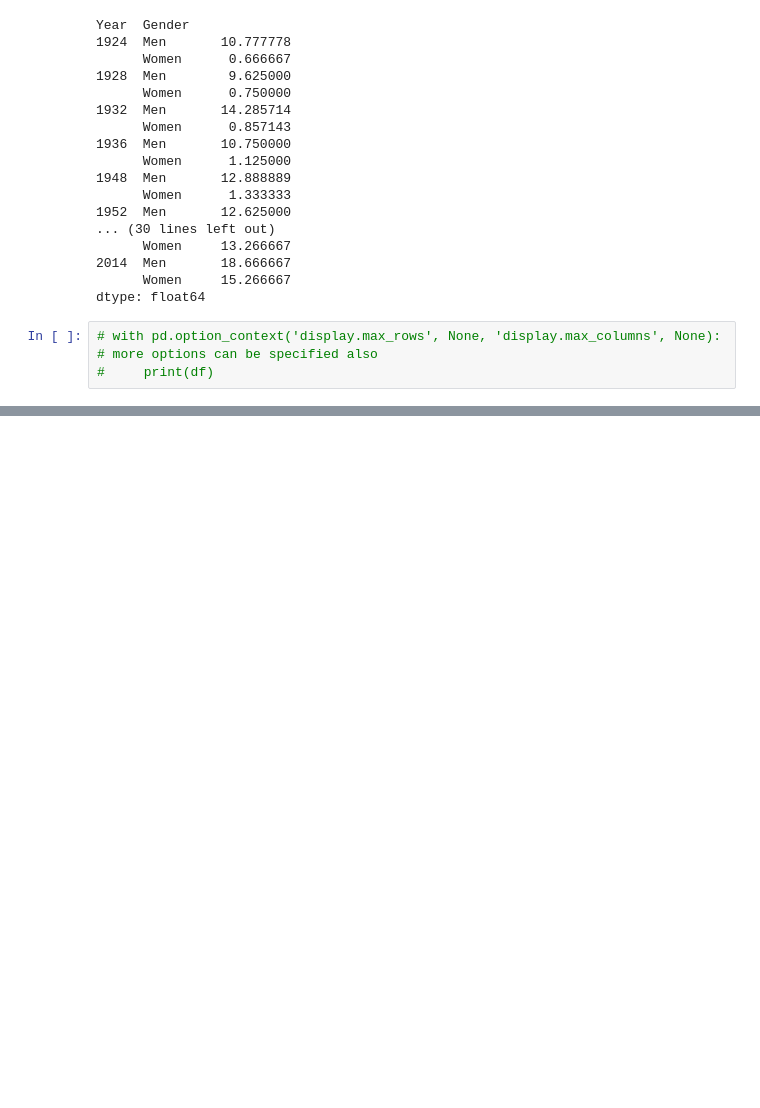
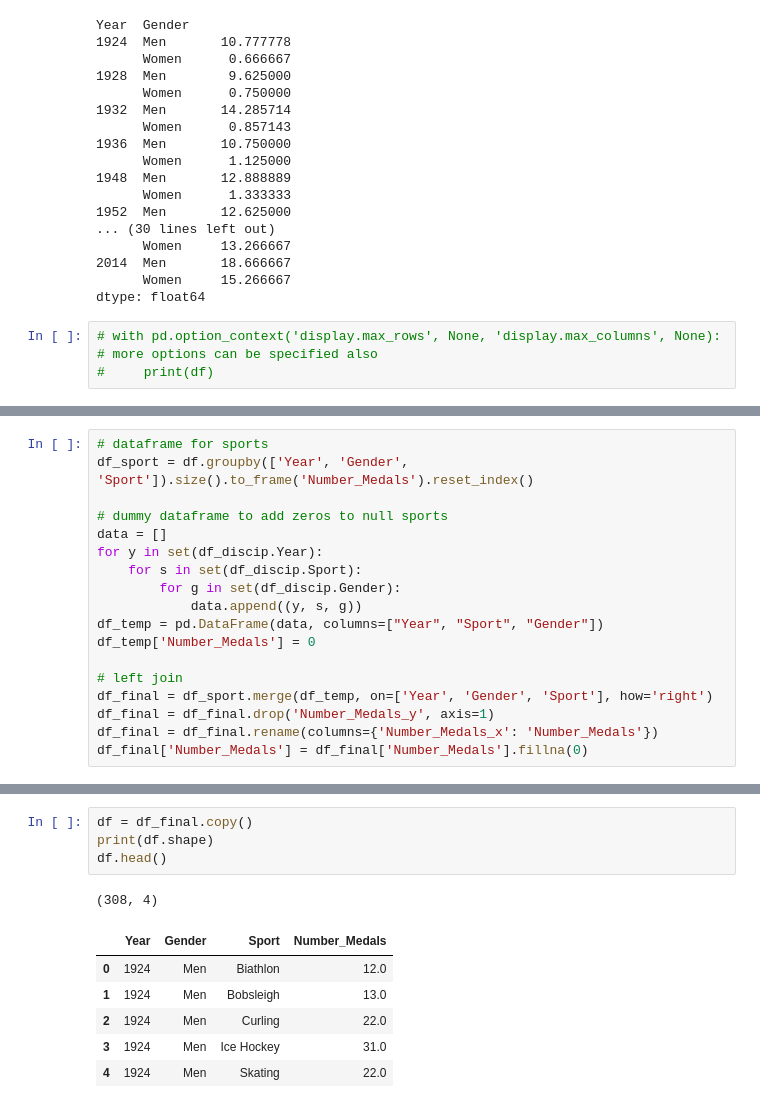
Before and after one commit to raulgiovannymartinez/Data-Visualization-DSE241, a Jupyter notebook: Exercise 1/data exploration.ipynb, the cells around one changed output, grey strips where cells are left out. Drawn from its saved outputs; the diff is of its cells as text; blank space fills up the shorter version.

```diff
--- a/Exercise 1/data exploration.ipynb
+++ b/Exercise 1/data exploration.ipynb
@@ -204,0 +474,18 @@ dtype: float64
+# %%
+# dataframe for sports
+df_sport = df.groupby(['Year', 'Gender', 'Sport']).size().to_frame('Number_Medals').reset_index()
+
+# dummy dataframe to add zeros to null sports
+data = []
+for y in set(df_discip.Year):
+    for s in set(df_discip.Sport):
+        for g in set(df_discip.Gender):
+            data.append((y, s, g))
+df_temp = pd.DataFrame(data, columns=["Year", "Sport", "Gender"])
+df_temp['Number_Medals'] = 0
+
+# left join
+df_final = df_sport.merge(df_temp, on=['Year', 'Gender', 'Sport'], how='right')
+df_final = df_final.drop('Number_Medals_y', axis=1)
+df_final = df_final.rename(columns={'Number_Medals_x': 'Number_Medals'})
+df_final['Number_Medals'] = df_final['Number_Medals'].fillna(0)
@@ -204,0 +570,12 @@ dtype: float64
+# %%
+df = df_final.copy()
+print(df.shape)
+df.head()
+# %% [output]
+(308, 4)
+|  | Year | Gender | Sport | Number_Medals |
+| 0 | 1924 | Men | Biathlon | 12.0 |
+| 1 | 1924 | Men | Bobsleigh | 13.0 |
+| 2 | 1924 | Men | Curling | 22.0 |
+| 3 | 1924 | Men | Ice Hockey | 31.0 |
+| 4 | 1924 | Men | Skating | 22.0 |
```
Also changed, not shown: parts of 24 cells of this notebook.
